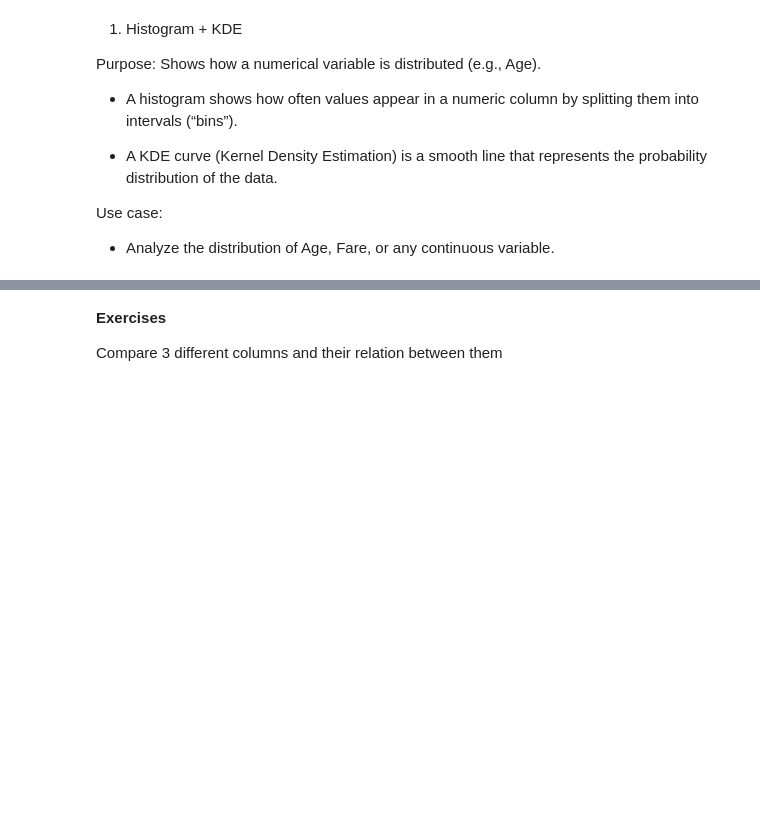
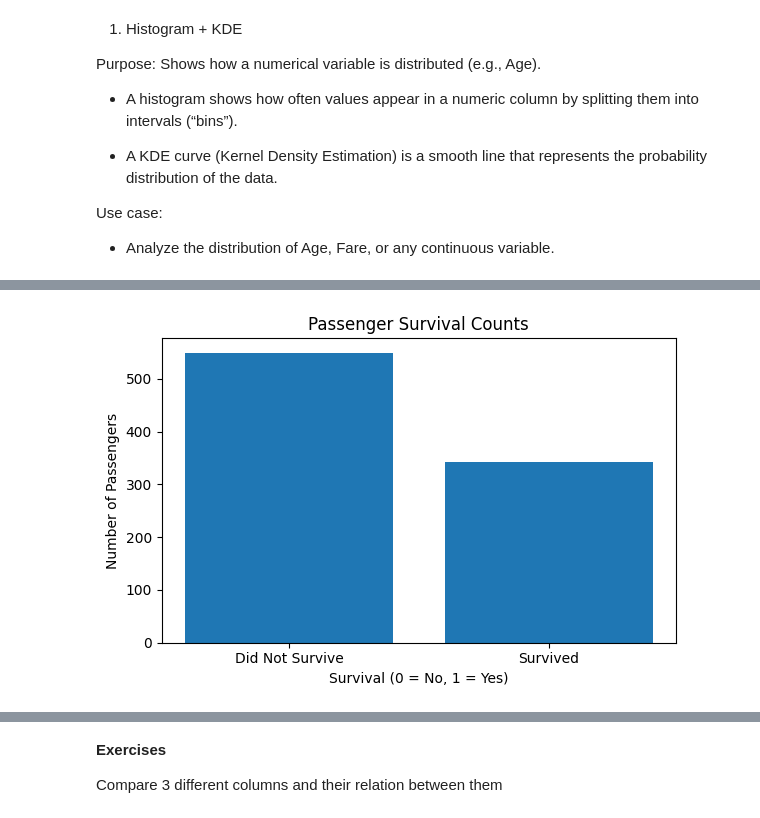
Before and after one commit to MAL-TO/Workshop-ML, a Jupyter notebook: lab-01.ipynb, the cells around one changed output, grey strips where cells are left out. Saved outputs shown, nothing was run; the diff lists cells and outputs as text; code cells hidden in the pictures; blank space fills up the shorter version.

```diff
--- a/lab-01.ipynb
+++ b/lab-01.ipynb
@@ -524,0 +533,17 @@ Use case:
+# %%
+# Get counts of each survival class
+index = df["Survived"].value_counts().index
+values = df["Survived"].value_counts().values
+
+plt.figure(figsize=(6, 4))
+plt.bar(index, values)
+
+plt.xlabel("Survival (0 = No, 1 = Yes)")
+plt.ylabel("Number of Passengers")
+plt.title("Passenger Survival Counts")
+plt.xticks(index, labels=["Did Not Survive", "Survived"])
+
+plt.tight_layout()
+plt.show()
+# %% [output]
+[figure, added]
```
Also changed, not shown: parts of 15 cells of this notebook, 1 other file.
